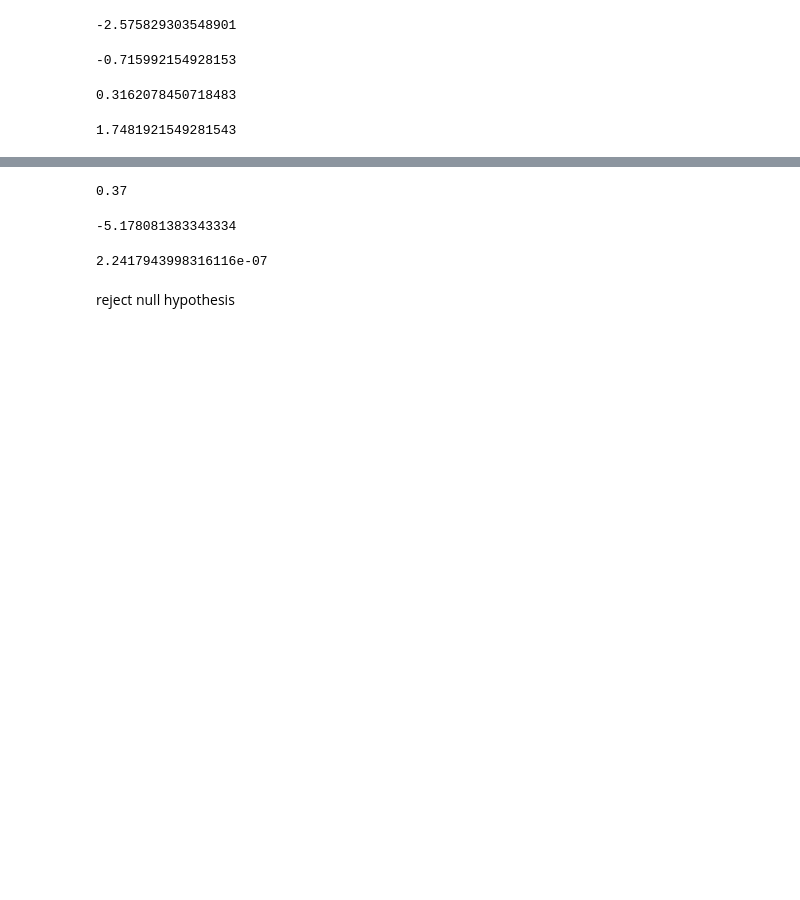
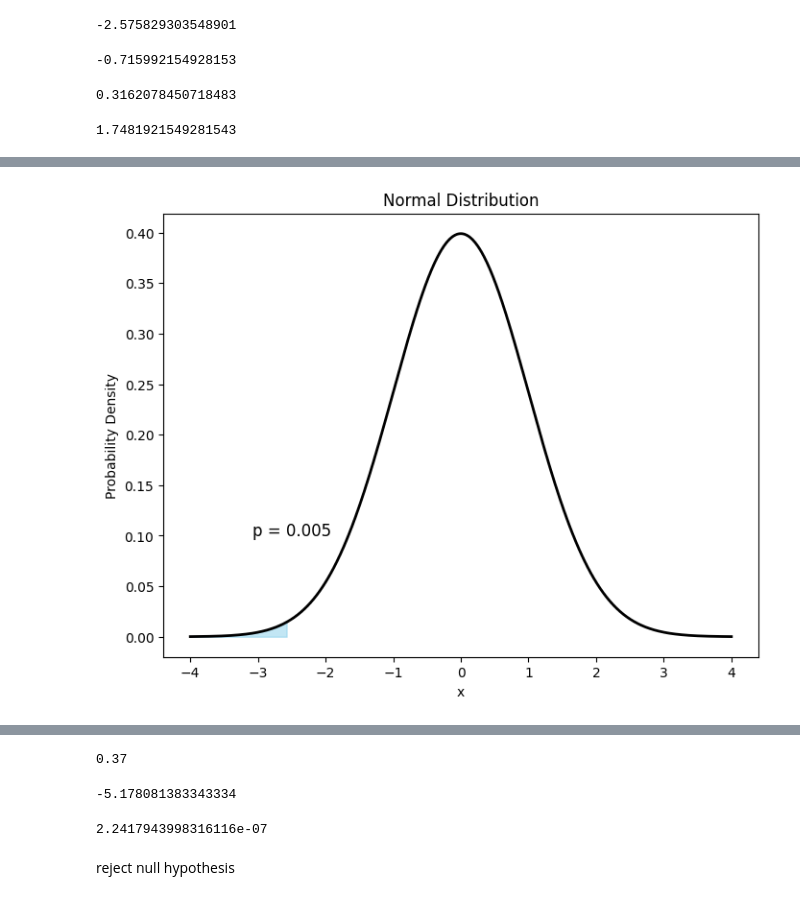
Before and after one commit to seeergiii/ab-testing-server-efficiency, a Jupyter notebook: ab-testing-server-efficiency.ipynb, the cells around one changed output, grey strips where cells are left out. Drawn from its saved outputs; the diff is of its cells as text; code cells hidden in the pictures; blank space fills up the shorter version.

```diff
--- a/ab-testing-server-efficiency.ipynb
+++ b/ab-testing-server-efficiency.ipynb
@@ -87,0 +112,31 @@ C
+# %%
+import numpy as np
+import matplotlib.pyplot as plt
+from scipy.stats import norm
+
+# Define the mean and standard deviation of the normal distribution
+mu = 0
+sigma = 1
+
+# Define the p-value
+p_value = 0.005
+# Calculate the z-score corresponding to the p-value
+z_score = norm.ppf(p_value)
+
+
+x = np.linspace(-4, 4, 1000)
+y = norm.pdf(x, mu, sigma)
+
+plt.figure(figsize=(8, 6))
+plt.plot(x, y, 'k-', linewidth=2)
+# Shade the area under the curve for the left tail
+x_fill = np.linspace(-4, z_score, 100)
+y_fill = norm.pdf(x_fill, mu, sigma)
+plt.fill_between(x_fill, y_fill, color='skyblue', alpha=0.5)
+plt.xlabel('x')
+plt.ylabel('Probability Density')
+plt.title('Normal Distribution')
+plt.text(z_score - 0.5, 0.1, f'p = {p_value}', fontsize=12)
+plt.show()
+# %% [output]
+[figure, added]
```
Also changed, not shown: parts of 36 cells of this notebook, 1 other file.
